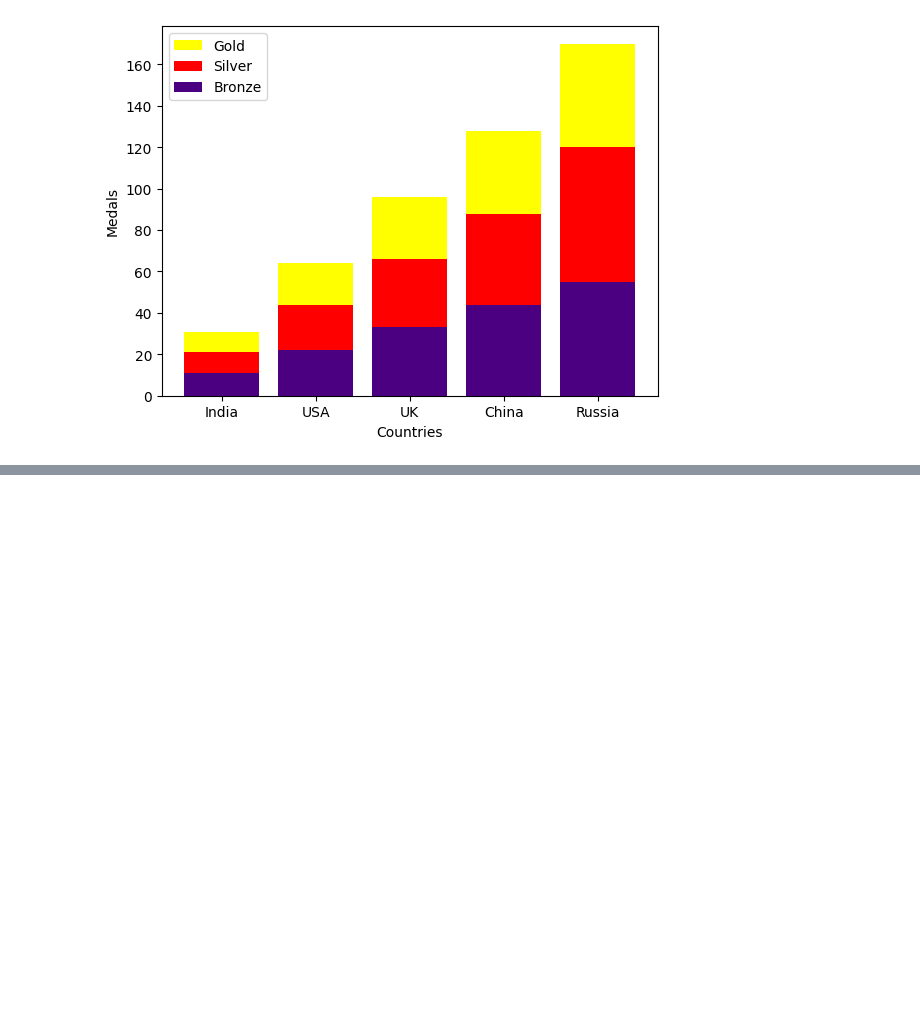
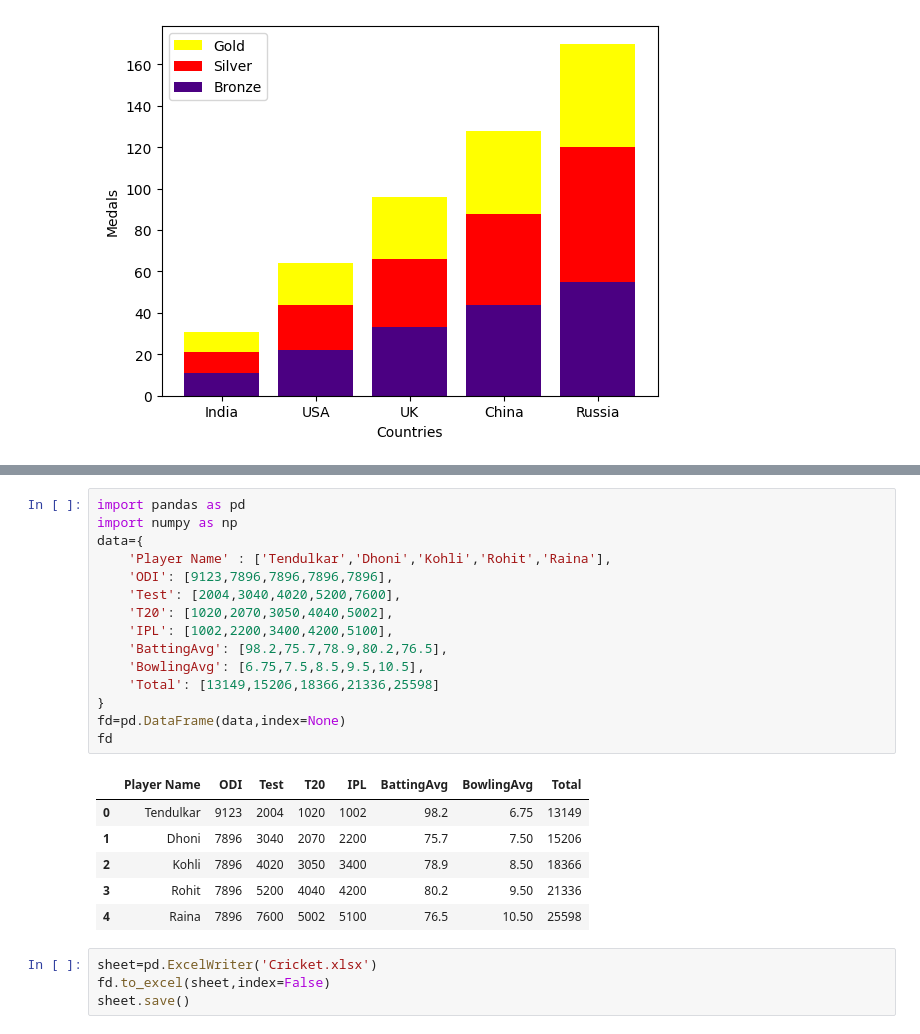
Before and after one commit to harish-44/SIC, a Jupyter notebook: 18,3,23.IPYNB, the cells around one changed output, grey strips where cells are left out. Cells and saved outputs as stored; diff of their text form; blank space fills up the shorter version.

```diff
--- a/18,3,23.IPYNB
+++ b/18,3,23.IPYNB
@@ -424,0 +443,26 @@ pyplot.show()
+# %%
+import pandas as pd
+import numpy as np
+data={
+    'Player Name' : ['Tendulkar','Dhoni','Kohli','Rohit','Raina'],
+    'ODI': [9123,7896,7896,7896,7896],
+    'Test': [2004,3040,4020,5200,7600],
+    'T20': [1020,2070,3050,4040,5002],
+    'IPL': [1002,2200,3400,4200,5100],
+    'BattingAvg': [98.2,75.7,78.9,80.2,76.5],
+    'BowlingAvg': [6.75,7.5,8.5,9.5,10.5],
+    'Total': [13149,15206,18366,21336,25598]
+}
+fd=pd.DataFrame(data,index=None)
+fd
+# %% [output]
+|  | Player Name | ODI | Test | T20 | IPL | BattingAvg | BowlingAvg | Total |
+| 0 | Tendulkar | 9123 | 2004 | 1020 | 1002 | 98.2 | 6.75 | 13149 |
+| 1 | Dhoni | 7896 | 3040 | 2070 | 2200 | 75.7 | 7.50 | 15206 |
+| 2 | Kohli | 7896 | 4020 | 3050 | 3400 | 78.9 | 8.50 | 18366 |
+| 3 | Rohit | 7896 | 5200 | 4040 | 4200 | 80.2 | 9.50 | 21336 |
+| 4 | Raina | 7896 | 7600 | 5002 | 5100 | 76.5 | 10.50 | 25598 |
+# %%
+sheet=pd.ExcelWriter('Cricket.xlsx')
+fd.to_excel(sheet,index=False)
+sheet.save()
```
Also changed, not shown: parts of 4 cells of this notebook, 4 other files.
